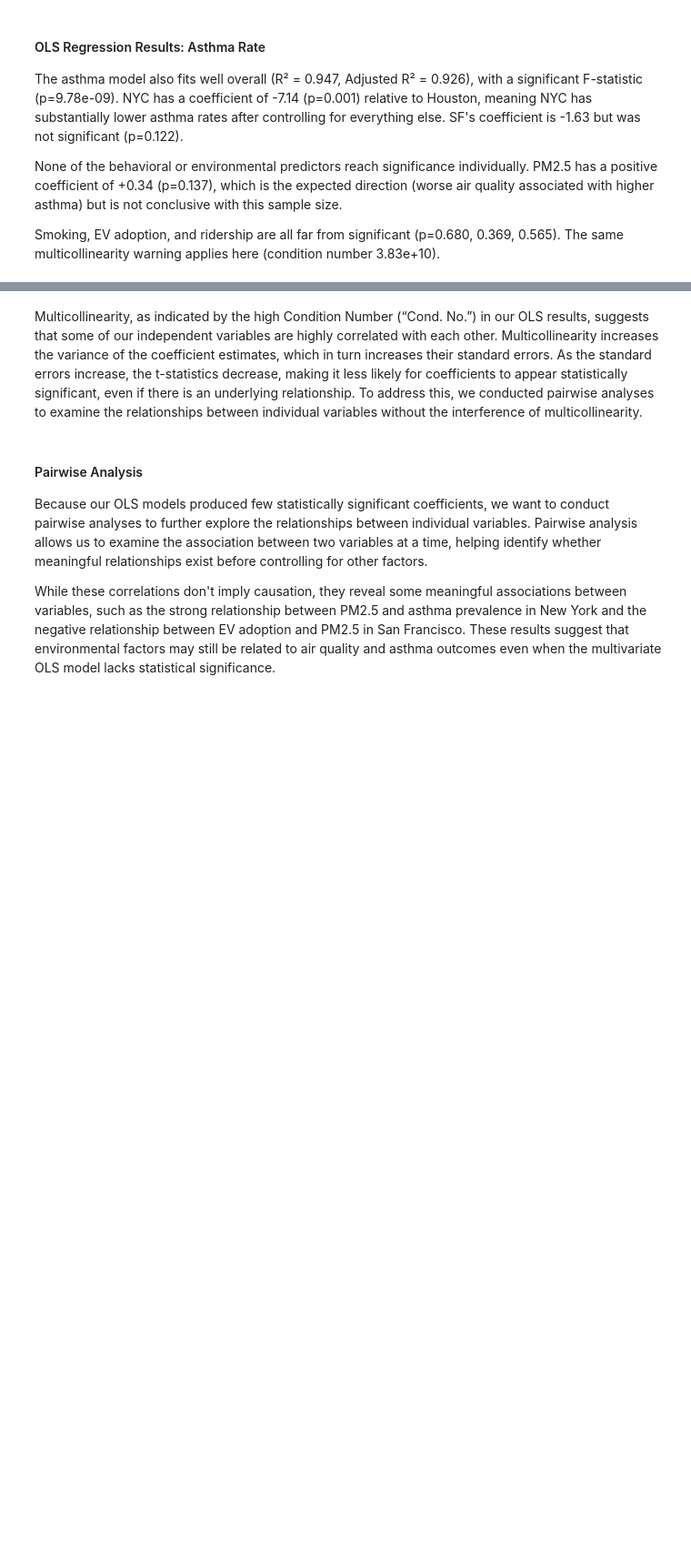
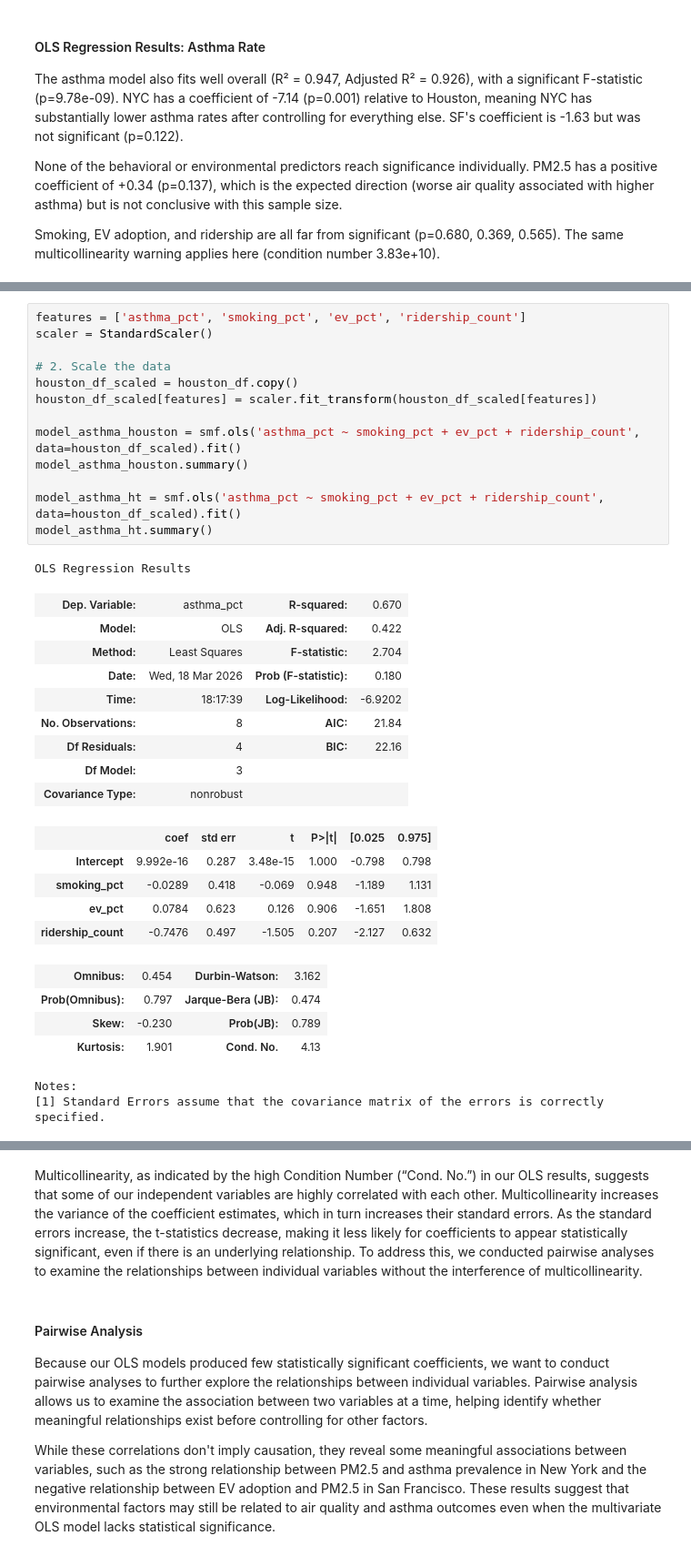
Before and after one commit to COGS108/Group026_WI26, a Jupyter notebook: 03-FinalProject.ipynb, the cells around one changed output, grey strips where cells are left out. Shown at 91% size. Drawn from its saved outputs; the diff is of its cells as text; blank space fills up the shorter version.

```diff
--- a/03-FinalProject.ipynb
+++ b/03-FinalProject.ipynb
@@ -688 +718,36 @@ Notes:
+# %%
+features = ['asthma_pct', 'smoking_pct', 'ev_pct', 'ridership_count']
+scaler = StandardScaler()
+
+# 2. Scale the data
+houston_df_scaled = houston_df.copy()
+houston_df_scaled[features] = scaler.fit_transform(houston_df_scaled[features])
+
+model_asthma_houston = smf.ols('asthma_pct ~ smoking_pct + ev_pct + ridership_count', data=houston_df_scaled).fit()
+model_asthma_houston.summary()
+
+model_asthma_ht = smf.ols('asthma_pct ~ smoking_pct + ev_pct + ridership_count', data=houston_df_scaled).fit()
+model_asthma_ht.summary()
+# %% [output]
+OLS Regression Results
+| Dep. Variable: | asthma_pct | R-squared: | 0.670 |
+| Model: | OLS | Adj. R-squared: | 0.422 |
+| Method: | Least Squares | F-statistic: | 2.704 |
+| Date: | Wed, 18 Mar 2026 | Prob (F-statistic): | 0.180 |
+| Time: | 18:17:39 | Log-Likelihood: | -6.9202 |
+| No. Observations: | 8 | AIC: | 21.84 |
+| Df Residuals: | 4 | BIC: | 22.16 |
+| Df Model: | 3 |  |  |
+| Covariance Type: | nonrobust |  |  |
+|  | coef | std err | t | P>|t| | [0.025 | 0.975] |
+| Intercept | 9.992e-16 | 0.287 | 3.48e-15 | 1.000 | -0.798 | 0.798 |
+| smoking_pct | -0.0289 | 0.418 | -0.069 | 0.948 | -1.189 | 1.131 |
+| ev_pct | 0.0784 | 0.623 | 0.126 | 0.906 | -1.651 | 1.808 |
+| ridership_count | -0.7476 | 0.497 | -1.505 | 0.207 | -2.127 | 0.632 |
+| Omnibus: | 0.454 | Durbin-Watson: | 3.162 |
+| Prob(Omnibus): | 0.797 | Jarque-Bera (JB): | 0.474 |
+| Skew: | -0.230 | Prob(JB): | 0.789 |
+| Kurtosis: | 1.901 | Cond. No. | 4.13 |
+Notes:
+[1] Standard Errors assume that the covariance matrix of the errors is correctly specified.
 # %%
```
Also changed, not shown: parts of 18 cells of this notebook.
